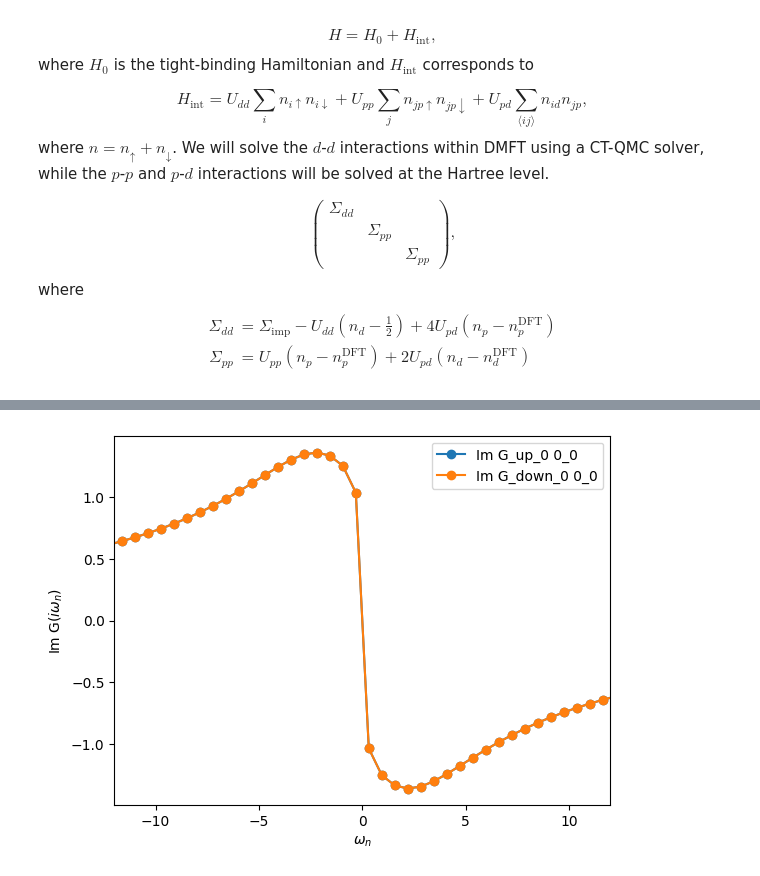
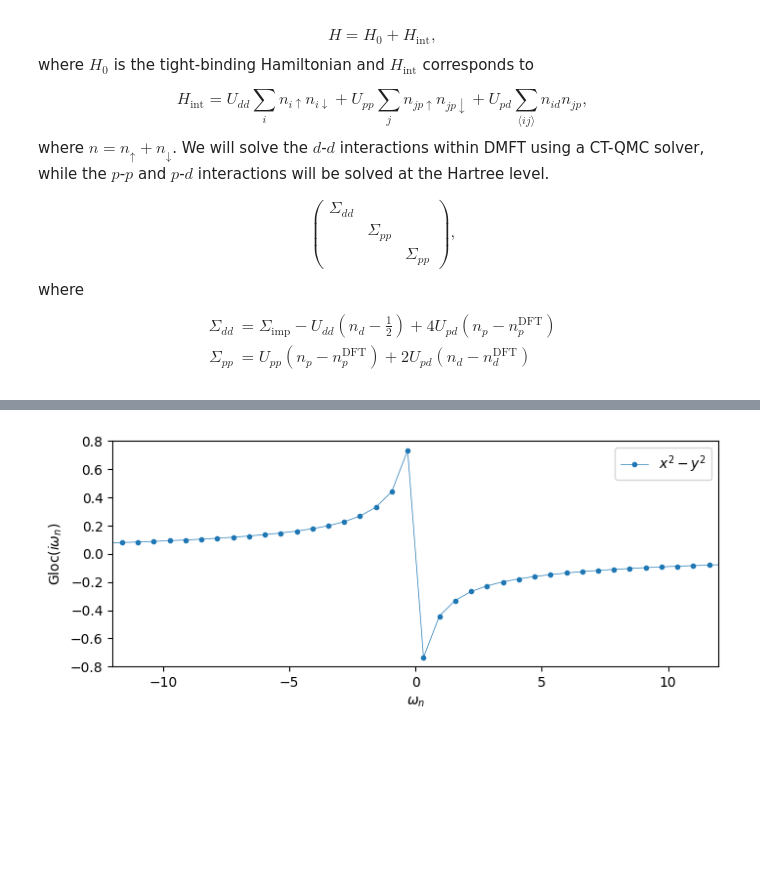
Before and after one commit to harrisonlabollita/TRIQS-tutorials, a Jupyter notebook: ModEST-DMFT/old/05s-lco-three-band.ipynb, the cells around one changed output, grey strips where cells are left out. Drawn from its saved outputs; the diff is of its cells as text; code cells hidden in the pictures; blank space fills up the shorter version.

```diff
--- a/ModEST-DMFT/old/05s-lco-three-band.ipynb
+++ b/ModEST-DMFT/old/05s-lco-three-band.ipynb
@@ -92 +111,3 @@ Embedding:
+# %%
+E = E.drop(1)
 # %%
@@ -126,4 +139,10 @@ Delta_iw= modest.hybridization(np.array(hloc0[0,:].reshape(2,1,1), dtype=complex
-# %%
-oplot(Delta_iw.imag, 'o-'); plt.xlim(-12, 12); plt.show()
-# %% [output]
-[figure, removed]
+# %%
+Gloc = E.extract(gloc_C)[0]
+
+fig, ax = plt.subplots(figsize=(8,3))
+ax.oplot(Gloc['up_0'][0,0].imag, 'o-', ms=3, lw=0.5, label=r'$x^{2}-y^{2}$')
+ax.set_ylabel(r'Gloc($i\omega_{n}$)')
+ax.set_xlim(-12, 12); ax.set_ylim(-0.8, 0.8)
+plt.show()
+# %% [output]
+[figure, added]
```
Also changed, not shown: parts of 10 cells of this notebook, 11 other files.
